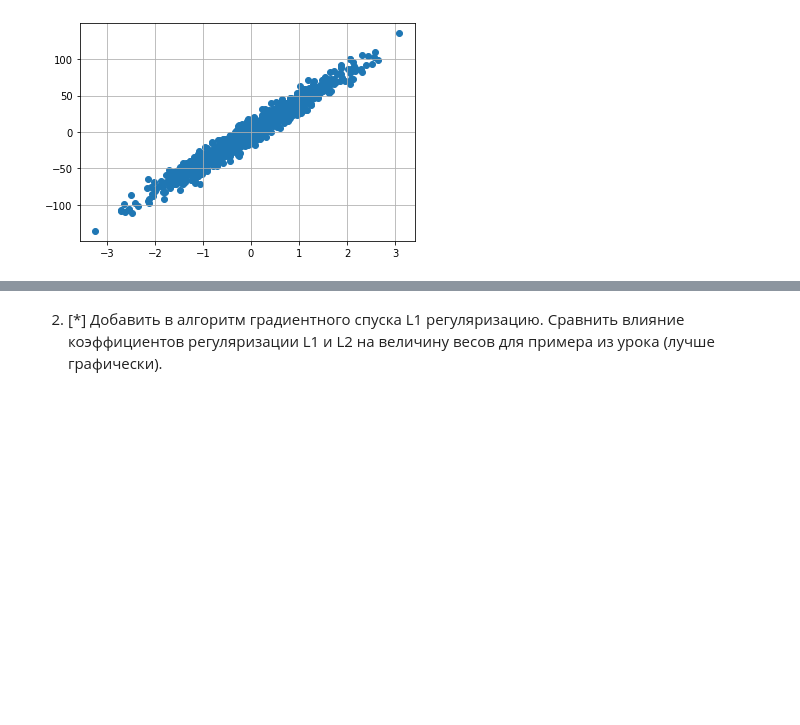
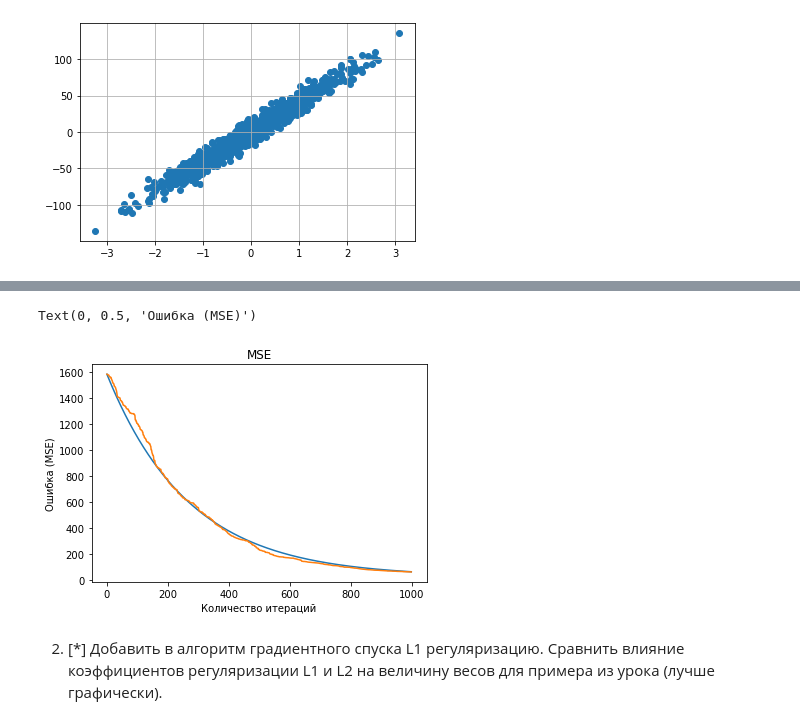
Before and after one commit to nglaz0v/Data_Analysis_Algorithms, a Jupyter notebook: task_02.ipynb, the cells around one changed output, grey strips where cells are left out. Saved outputs shown, nothing was run; the diff lists cells and outputs as text; code cells hidden in the pictures; blank space fills up the shorter version.

```diff
--- a/task_02.ipynb
+++ b/task_02.ipynb
@@ -26,2 +113,11 @@ plt.grid()
+# %%
+plt.plot(range(len(err_gd)), err_gd)
+plt.plot(range(len(err_sgd)), err_sgd)
+plt.title("MSE")
+plt.xlabel("Количество итераций")
+plt.ylabel("Ошибка (MSE)")
+# %% [output]
+Text(0, 0.5, 'Ошибка (MSE)')
+[figure, added]
 # %% [markdown]
 2. [\*] Добавить в алгоритм градиентного спуска L1 регуляризацию. Сравнить влияние коэффициентов регуляризации L1 и L2 на величину весов для примера из урока (лучше графически).
```
Also changed, not shown: parts of 8 cells of this notebook.
